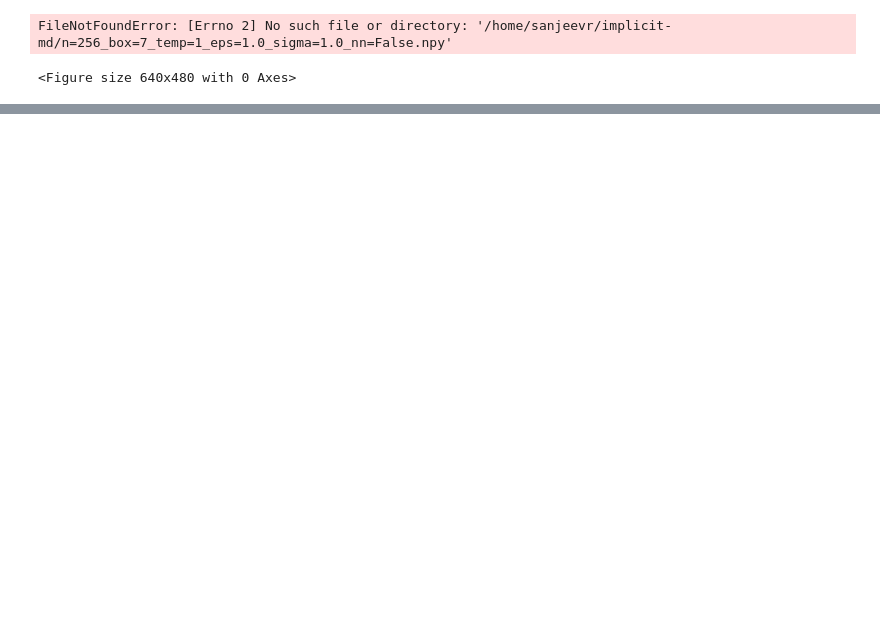
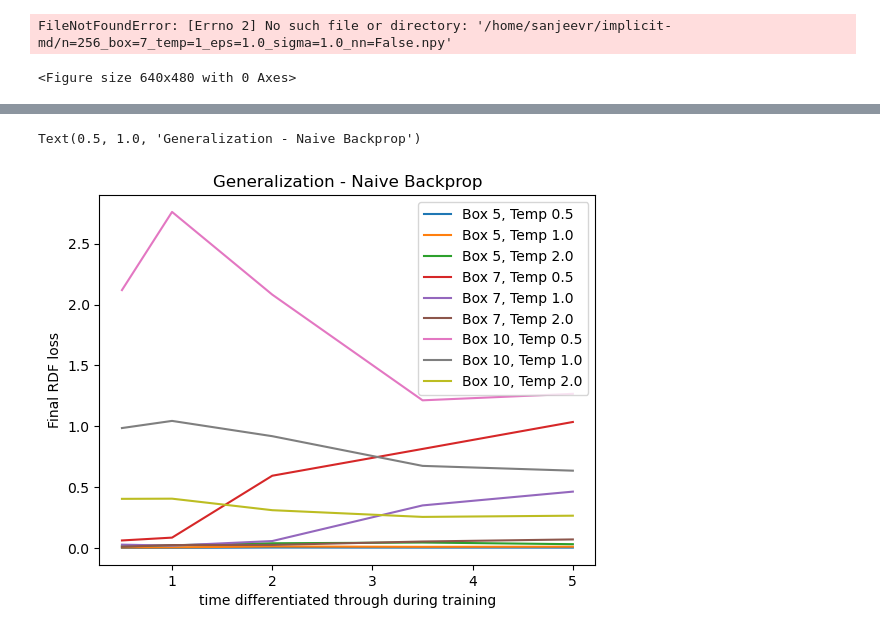
Before and after one commit to jeevster/implicit-md, a Jupyter notebook: Untitled.ipynb, the cells around one changed output, grey strips where cells are left out. Drawn from its saved outputs; the diff is of its cells as text; code cells hidden in the pictures; blank space fills up the shorter version.

```diff
--- a/Untitled.ipynb
+++ b/Untitled.ipynb
@@ -113,0 +122,15 @@ Text(0.5, 1.0, 'Generalization')
+# %%
+import numpy as np
+import time
+import matplotlib.pyplot as plt
+from tqdm import tqdm
+from scipy.stats import spearmanr
+
+
+plt.xlabel("time differentiated through during training")
+plt.ylabel("Final RDF loss")
+plt.legend()
+plt.title(f"Generalization - Naive Backprop")
+# %% [output]
+Text(0.5, 1.0, 'Generalization - Naive Backprop')
+[figure, added]
```
Also changed, not shown: parts of 1 cell of this notebook, 5 other files.
